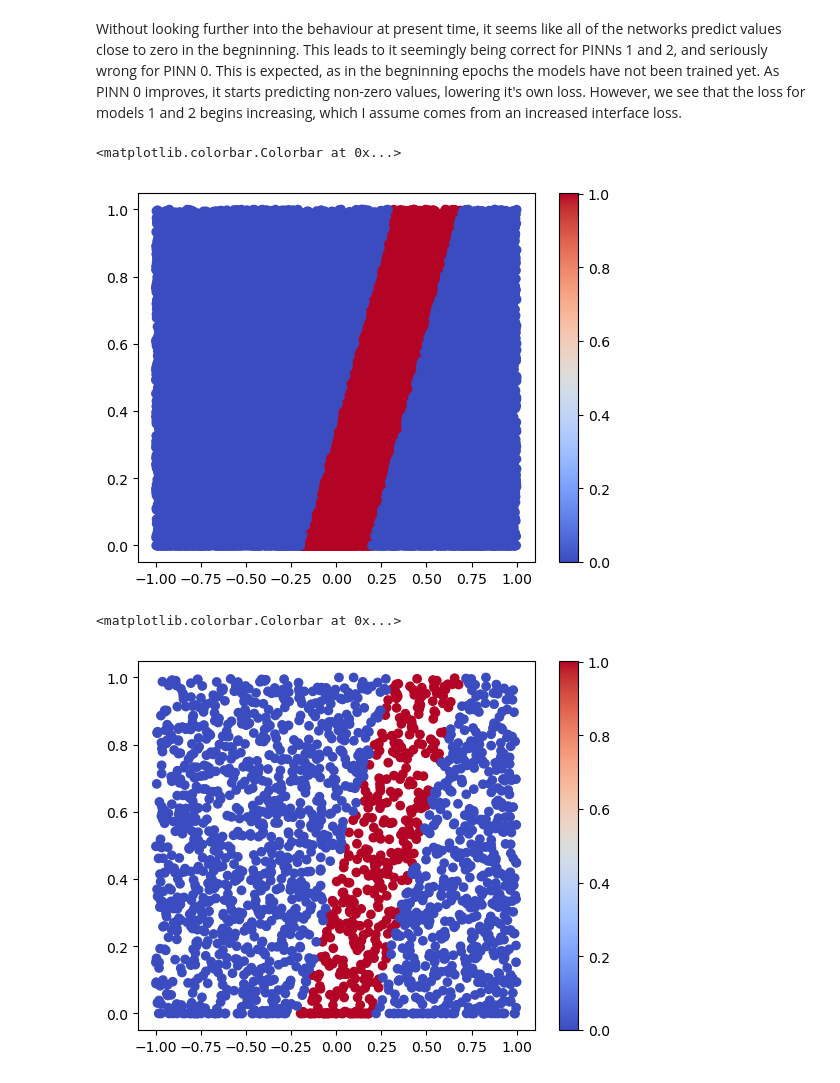
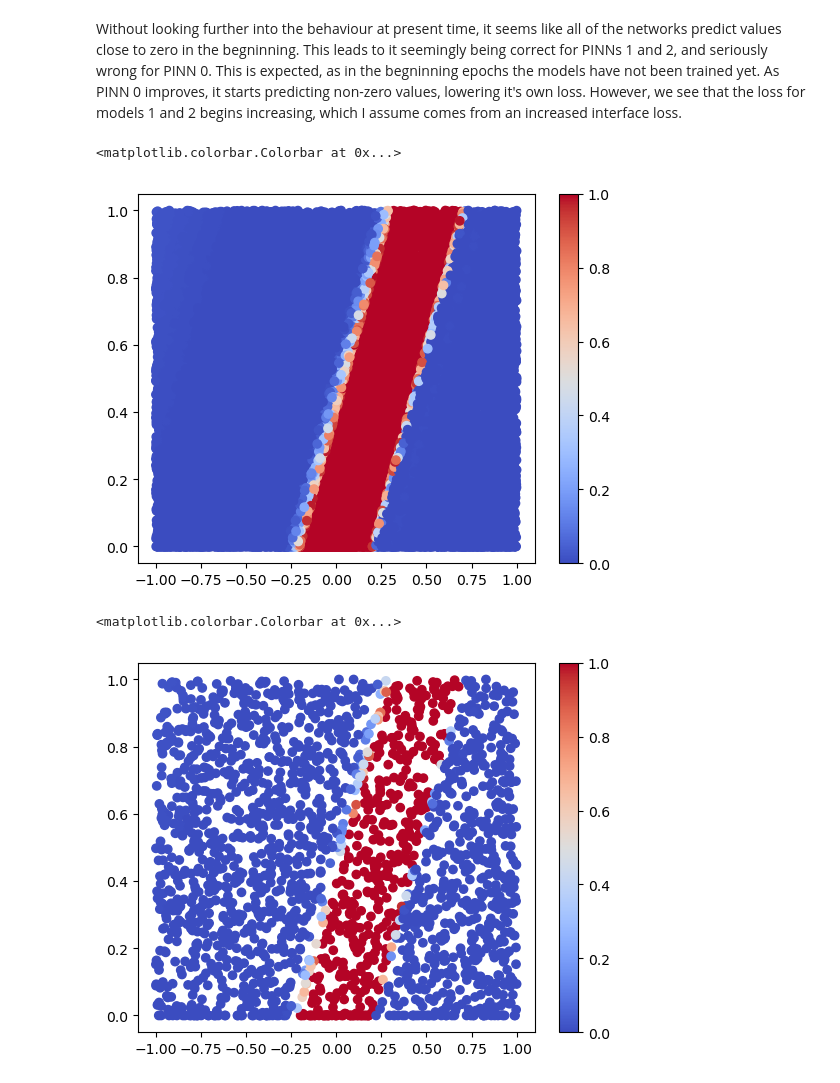
Before and after one commit to augustfe/FYS5429, a Jupyter notebook: Project1XPINNs/src/advection_dev.ipynb, the cells around one changed output. Cells and saved outputs as stored; diff of their text form; code cells hidden in the pictures.

```diff
--- a/Project1XPINNs/src/advection_dev.ipynb
+++ b/Project1XPINNs/src/advection_dev.ipynb
@@ -160,6 +161,6 @@ for pinn, shape in zip(xpinn.PINNs, shapes):
 
     pinn.init_params(shape, optimizer)
 # %%
-n_iter = 250
+n_iter = 25000
 losses = xpinn.run_iters(n_iter)
 # %% [output]
@@ -196,7 +197,8 @@ Without looking further into the behaviour at present time, it seems like all of
 # %%
 points, predictions = xpinn.predict(file_test)
 total_pred = np.concatenate(predictions)
-min_, max_ = total_pred.min(), total_pred.max()
+# min_, max_ = total_pred.min(), total_pred.max()
+min_, max_ = 0, 1
 # %%
 # fig, ax = plt.subplots()
 
@@ -214,18 +216,19 @@ for point, pred in zip(points, predictions):
 plt.colorbar()
 # %% [output]
 <matplotlib.colorbar.Colorbar at 0x...>
-[figure, old version]
+[figure, new version]
 # %%
 points, predictions = xpinn.predict()
 total_pred = np.concatenate(predictions)
-min_, max_ = total_pred.min(), total_pred.max()
+# min_, max_ = total_pred.min(), total_pred.max()
+min_, max_ = 0, 1
 
 
 for point, pred in zip(points, predictions):
     plt.scatter(point[:, 0], point[:, 1], c=pred, cmap="coolwarm")
     plt.clim(min_, max_)
 
 plt.colorbar()
 # %% [output]
 <matplotlib.colorbar.Colorbar at 0x...>
-[figure, old version]
+[figure, new version]
```
Also changed, not shown: parts of 19 cells of this notebook, 2 other files.
